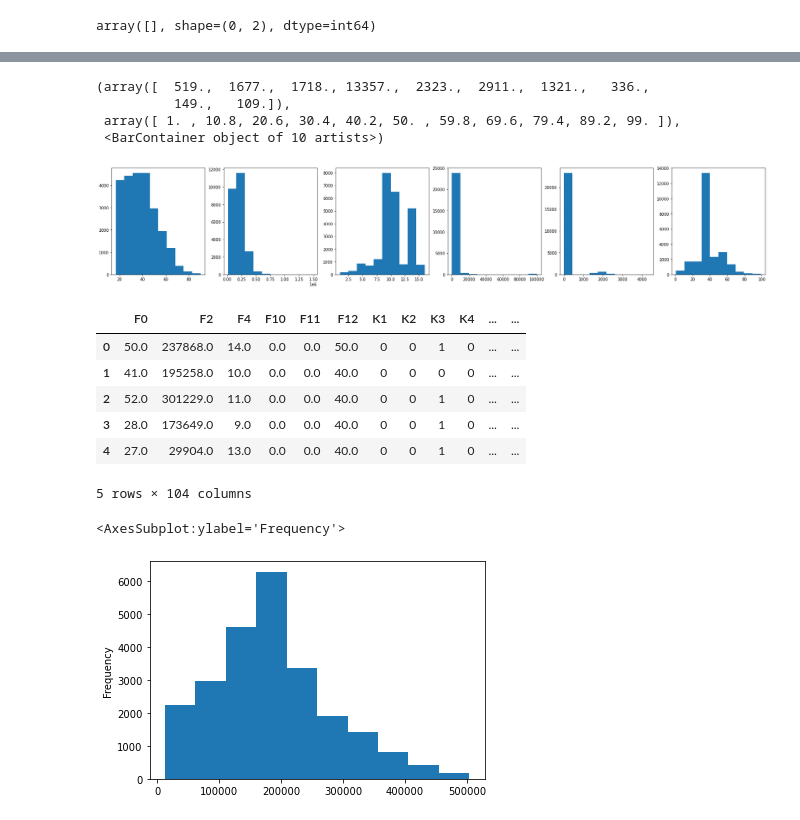
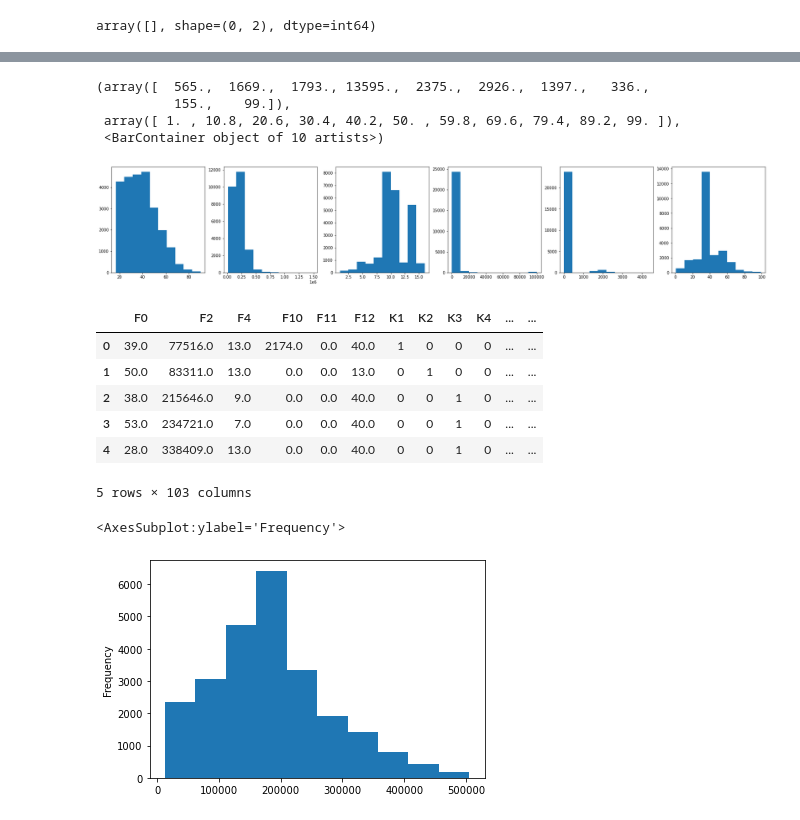
Before and after one commit to tizianotaglienti/mobdproject, a Jupyter notebook: mobdcopy.ipynb, the cells around one changed output, grey strips where cells are left out. Saved outputs shown, nothing was run; the diff lists cells and outputs as text; code cells hidden in the pictures.

```diff
--- a/mobdcopy.ipynb
+++ b/mobdcopy.ipynb
@@ -125,6 +139,6 @@ np.argwhere(np.isnan(x_test_notnan))
 array([], shape=(0, 2), dtype=int64)
 # %%
 # Creazione DataFrame da insiemi di train e test dopo l'imputazione dei valori mancanti
-df = pd.DataFrame(x_train_notnan, columns = colF)
-dftest = pd.DataFrame(x_test_notnan, columns = colF)
+training_set_df = pd.DataFrame(x_train_notnan, columns = colF)
+test_set_df = pd.DataFrame(x_test_notnan, columns = colF)
 # %%
@@ -200,7 +223,7 @@ dftest.head()
 # %%
 # Creazione newdf e newdftest con la sostituzione delle colonne generate con la codifica
-newdf = pd.concat([df, OneHotF1, OneHotF3, OneHotF5, OneHotF6, OneHotF7, OneHotF8, OneHotF9, OneHotF13], axis = 1)
-newdftest = pd.concat([dftest, OneHotTestF1, OneHotTestF3, OneHotTestF5, OneHotTestF6, OneHotTestF7, OneHotTestF8, OneHotTestF9, OneHotTestF13], axis = 1)
+training_set_df = pd.concat([training_set_df, OneHotF1, OneHotF3, OneHotF5, OneHotF6, OneHotF7, OneHotF8, OneHotF9, OneHotF13], axis = 1)
+test_set_df = pd.concat([test_set_df, OneHotTestF1, OneHotTestF3, OneHotTestF5, OneHotTestF6, OneHotTestF7, OneHotTestF8, OneHotTestF9, OneHotTestF13], axis = 1)
 
-newdf = newdf.drop(["F1", "F3", "F5", "F6", "F7", "F8", "F9", "F13"], axis = 1)
-newdftest = newdftest.drop(["F1", "F3", "F5", "F6", "F7", "F8", "F9", "F13"], axis = 1)
+training_set_df = training_set_df.drop(["F1", "F3", "F5", "F6", "F7", "F8", "F9", "F13"], axis = 1)
+test_set_df = test_set_df.drop(["F1", "F3", "F5", "F6", "F7", "F8", "F9", "F13"], axis = 1)
@@ -206,0 +245,3 @@ newdftest = newdftest.drop(["F1", "F3", "F5", "F6", "F7", "F8", "F9", "F13"], ax
+# %%
+training_set_df = training_set_df.drop(40.0, axis = 1)
+training_set_df.head()
@@ -227,38 +266,38 @@ newdftest.head()
 # %%
 fig, axs = plt.subplots(1, 6, figsize = (30,5))
-axs[0].hist(newdf.F0)
-axs[1].hist(newdf.F2)
-axs[2].hist(newdf.F4)
-axs[3].hist(newdf.F10)
-axs[4].hist(newdf.F11)
-axs[5].hist(newdf.F12)
+axs[0].hist(training_set_df.F0)
+axs[1].hist(training_set_df.F2)
+axs[2].hist(training_set_df.F4)
+axs[3].hist(training_set_df.F10)
+axs[4].hist(training_set_df.F11)
+axs[5].hist(training_set_df.F12)
 
 # L'unico outlier dovuto a un errore nel dataset è quello in F2
 # %% [output]
-(array([  519.,  1677.,  1718., 13357.,  2323.,  2911.,  1321.,   336.,
-          149.,   109.]),
+(array([  565.,  1669.,  1793., 13595.,  2375.,  2926.,  1397.,   336.,
+          155.,    99.]),
  array([ 1. , 10.8, 20.6, 30.4, 40.2, 50. , 59.8, 69.6, 79.4, 89.2, 99. ]),
  <BarContainer object of 10 artists>)
 [figure]
 # %%
-# Individuazione e rimozione degli outlier (in F2)
-z_scores = stats.zscore(newdf["F2"])
+# Individuazione e rimozione degli outlier (in F2) nel training set
+z_scores = stats.zscore(training_set_df["F2"])
 abs_z_scores = np.abs(z_scores)
 filtered_entries = (abs_z_scores < 3)
-newdf = newdf[filtered_entries]
+training_set_df = training_set_df[filtered_entries]
 
-newdf.head()
+training_set_df.head()
 # %% [output]
 |  | F0 | F2 | F4 | F10 | F11 | F12 | K1 | K2 | K3 | K4 | ... | ... |
-| 0 | 50.0 | 237868.0 | 14.0 | 0.0 | 0.0 | 50.0 | 0 | 0 | 1 | 0 | ... | ... |
-| 1 | 41.0 | 195258.0 | 10.0 | 0.0 | 0.0 | 40.0 | 0 | 0 | 0 | 0 | ... | ... |
-| 2 | 52.0 | 301229.0 | 11.0 | 0.0 | 0.0 | 40.0 | 0 | 0 | 1 | 0 | ... | ... |
-| 3 | 28.0 | 173649.0 | 9.0 | 0.0 | 0.0 | 40.0 | 0 | 0 | 1 | 0 | ... | ... |
-| 4 | 27.0 | 29904.0 | 13.0 | 0.0 | 0.0 | 40.0 | 0 | 0 | 1 | 0 | ... | ... |
+| 0 | 39.0 | 77516.0 | 13.0 | 2174.0 | 0.0 | 40.0 | 1 | 0 | 0 | 0 | ... | ... |
+| 1 | 50.0 | 83311.0 | 13.0 | 0.0 | 0.0 | 13.0 | 0 | 1 | 0 | 0 | ... | ... |
+| 2 | 38.0 | 215646.0 | 9.0 | 0.0 | 0.0 | 40.0 | 0 | 0 | 1 | 0 | ... | ... |
+| 3 | 53.0 | 234721.0 | 7.0 | 0.0 | 0.0 | 40.0 | 0 | 0 | 1 | 0 | ... | ... |
+| 4 | 28.0 | 338409.0 | 13.0 | 0.0 | 0.0 | 40.0 | 0 | 0 | 1 | 0 | ... | ... |
-5 rows × 104 columns
+5 rows × 103 columns
 # %%
 # Verifica rimozione outlier
-newdf["F2"].plot.hist()
+training_set_df["F2"].plot.hist()
 # %% [output]
 <AxesSubplot:ylabel='Frequency'>
-[figure, old version]
+[figure, new version]
```
Also changed, not shown: parts of 27 cells of this notebook, 2 other files.
